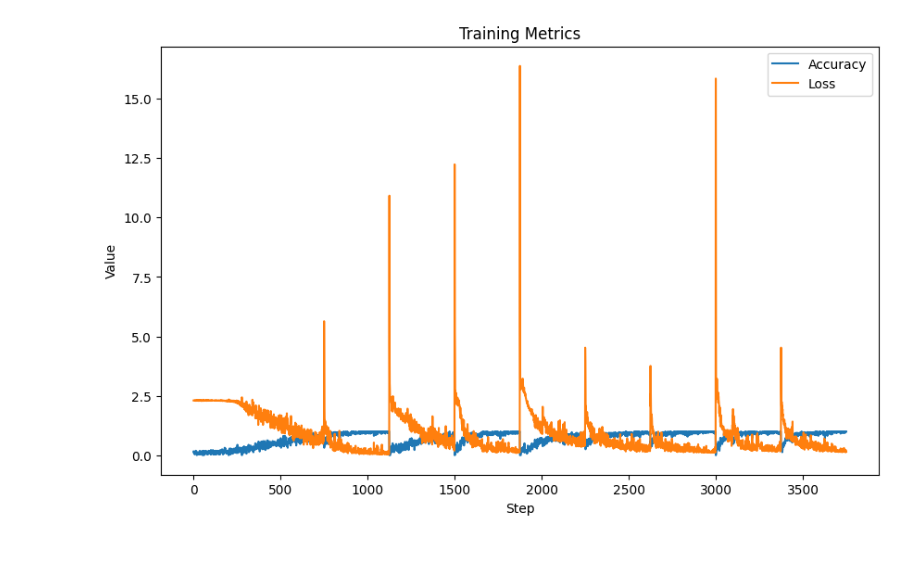
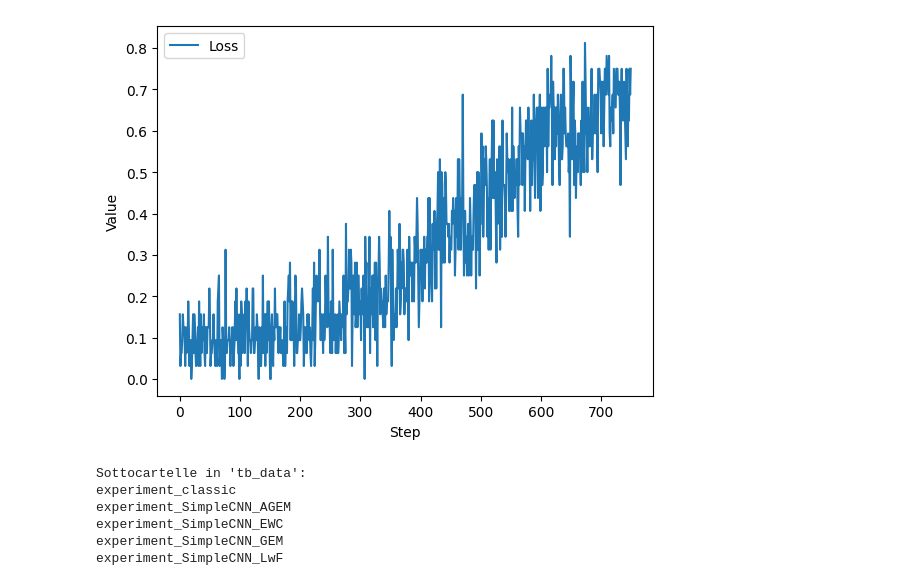
Before and after one commit to giacomotelloli/ContinualLearning, a Jupyter notebook: experiments_summary.ipynb, the cells around one changed output. Cells and saved outputs as stored; diff of their text form; code cells hidden in the pictures; blank space fills up the shorter version.

```diff
--- a/experiments_summary.ipynb
+++ b/experiments_summary.ipynb
@@ -45,13 +1,27 @@ merged_data = pd.merge(data[colMerge],data[colMerge1], on='Step')
-# %%
-import matplotlib.pyplot as plt
-
-plt.figure(figsize=(10, 6))
-plt.plot(merged_data['Step'], merged_data[colMerge], label='Accuracy')
-plt.plot(merged_data['Step'], merged_data[colMerge1], label='Loss')
-plt.xlabel('Step')
-plt.ylabel('Value')
-plt.legend()
-plt.title('Training Metrics')
-plt.show()
-# %% [output]
-[figure, removed]
+# %%
+import os
+import matplotlib.pyplot as plt
+from tensorboard.backend.event_processing import event_accumulator
+
+# Specifica il percorso del file di log
+log_dir = "tb_data/experiment_classic"
+log_file = [f for f in os.listdir(log_dir) if 'events.out.tfevents' in f][0]
+log_path = os.path.join(log_dir, log_file)
+
+# Carica i dati dal file di log
+ea = event_accumulator.EventAccumulator(log_path)
+ea.Reload()
+
+# Ad esempio, per tracciare il 'loss':
+loss = ea.Scalars('Top1_Acc_MB/train_phase/train_stream/Task000')
+
+steps = [x.step for x in loss]
+values = [x.value for x in loss]
+
+plt.plot(steps, values, label='Loss')
+plt.xlabel('Step')
+plt.ylabel('Value')
+plt.legend()
+plt.show()
+# %% [output]
+[figure, added]
@@ -57,0 +51,29 @@ plt.show()
+# %%
+import os
+
+def lista_sottocartelle(cartella):
+    # Controlla se la cartella esiste
+    if not os.path.isdir(cartella):
+        print(f"La cartella '{cartella}' non esiste.")
+        return []
+
+    # Ottieni la lista delle sottocartelle
+    sottocartelle = [d for d in os.listdir(cartella) if os.path.isdir(os.path.join(cartella, d))]
+
+    return sottocartelle
+
+# Esempio di utilizzo
+nome_cartella = "tb_data"
+sottocartelle = lista_sottocartelle(nome_cartella)
+lista_sottocartelle = []
+print(f"Sottocartelle in '{nome_cartella}':")
+for sottocartella in sottocartelle:
+    print(sottocartella)
+    lista_sottocartelle.append(sottocartella)
+# %% [output]
+Sottocartelle in 'tb_data':
+experiment_classic
+experiment_SimpleCNN_AGEM
+experiment_SimpleCNN_EWC
+experiment_SimpleCNN_GEM
+experiment_SimpleCNN_LwF
```
Also changed, not shown: parts of 8 cells of this notebook, 20 other files.
